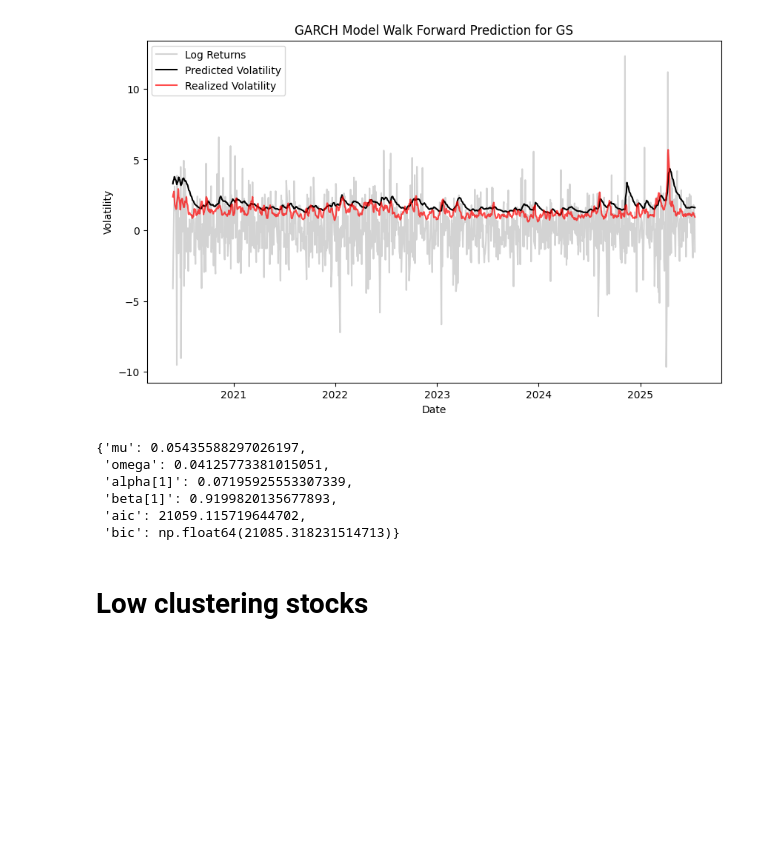
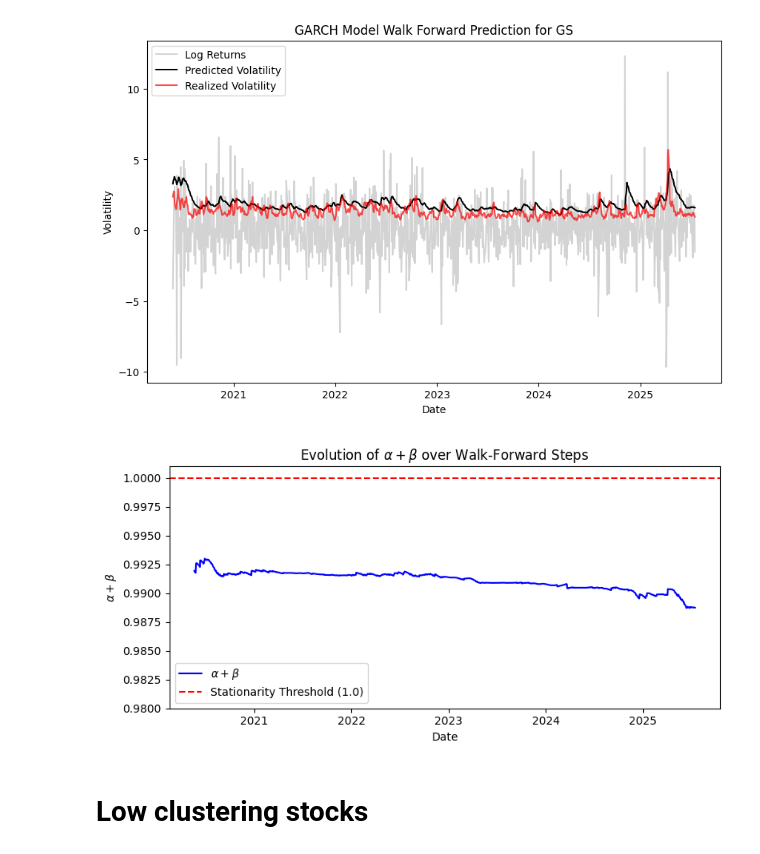
Before and after one commit to sushmita212/Stock_Volatility_Forecasting, a Jupyter notebook: GARCH_preliminary_tests.ipynb, the cells around one changed output. Saved outputs shown, nothing was run; the diff lists cells and outputs as text; code cells hidden in the pictures; blank space fills up the shorter version.

```diff
--- a/GARCH_preliminary_tests.ipynb
+++ b/GARCH_preliminary_tests.ipynb
@@ -185,15 +175,10 @@ GS_GARCH.residual_diagnostics()
 GS_GARCH.plot_results()
 # %% [output]
 [figure]
-# %%
-GS_GARCH.fit_params[0]
-# %% [output]
-{'mu': 0.05435588297026197,
- 'omega': 0.04125773381015051,
- 'alpha[1]': 0.07195925553307339,
- 'beta[1]': 0.9199820135677893,
- 'aic': 21059.115719644702,
- 'bic': np.float64(21085.318231514713)}
+# %%
+GS_GARCH.plot_alpha_beta_sum()
+# %% [output]
+[figure, added]
 # %% [markdown]
 # Low clustering stocks
 # %% [markdown]
```
Also changed, not shown: parts of 7 cells of this notebook, 1 other file.
